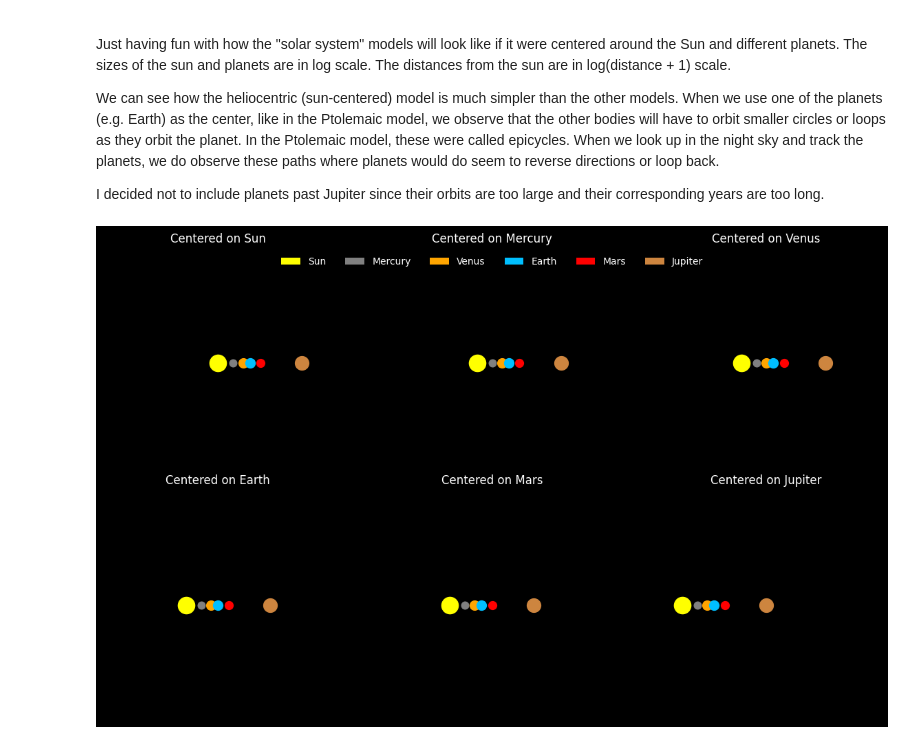
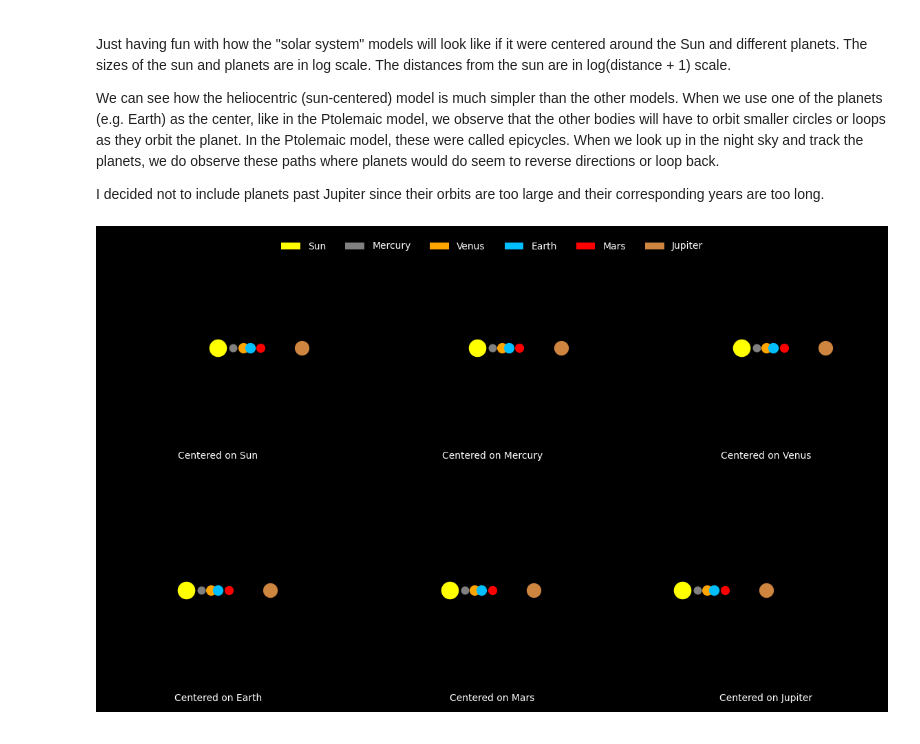
Before and after one commit to PrinceJavier/princejavier.github.io, a Jupyter notebook: simulations/geocentric_heliocentric.ipynb, the cells around one changed output. Drawn from its saved outputs; the diff is of its cells as text; code cells hidden in the pictures.

```diff
--- a/simulations/geocentric_heliocentric.ipynb
+++ b/simulations/geocentric_heliocentric.ipynb
@@ -109,7 +109,8 @@ max_trail_length = 30  # maximum trail length
 # For each panel (centered on a given anchor), create a scatter for every body.
 for i, anchor in enumerate(anchors):
     ax = axs[i]
-    ax.set_title(f"Centered on {anchor}", color="white")
+    ax.text(0.5, 0.01, f"Centered on {anchor}", transform=ax.transAxes,
+            ha='center', va='bottom', color="white")
     scatter_dict[anchor] = {}
     trail_dict[anchor] = {}
     trails[anchor] = {}
@@ -136,34 +137,34 @@ def update(frame):
         for body, data in bodies.items():
             pos = get_coord(data["distance"], data["period"], t, anchor_coord=anchor_pos)
             scatter_dict[anchor][body].set_offsets([pos])
             # Update the trail history.
             trails[anchor][body].append(pos)
             if len(trails[anchor][body]) > max_trail_length:
                 trails[anchor][body].pop(0)
             trail_coords = np.array(trails[anchor][body])
             num_points = len(trail_coords)
             alphas = np.linspace(0.1, 1, num_points)
             base_rgba = mcolors.to_rgba(data["color"])
             colors_list = [(base_rgba[0], base_rgba[1], base_rgba[2], alpha) for alpha in alphas]
             trail_dict[anchor][body].set_offsets(trail_coords)
             trail_dict[anchor][body].set_facecolors(colors_list)
             artists.append(scatter_dict[anchor][body])
             artists.append(trail_dict[anchor][body])
     return artists
 
 # Create legend entries for all bodies.
 legend_elements = [mpatches.Patch(facecolor=bodies[name]["color"], label=name) for name in bodies]
 # Add a global legend at the very top, with several columns to span the width.
 legend = fig.legend(handles=legend_elements, loc="upper center", ncol=len(planets.keys())+1,
                     bbox_to_anchor=(0.5, 0.99), frameon=False)
 # Set the legend text color to white.
 for text in legend.get_texts():
     text.set_color("white")
 
 # Animate the simulation (e.g., 2 Earth years stepping by 7 days).
 anim = FuncAnimation(fig, update, frames=np.arange(0, 365*10, 7), blit=True)
 # %% [output]
-[figure, old version]
+[figure, new version]
 # %%
 from matplotlib.animation import PillowWriter
 writer = PillowWriter(fps=30)
```
Also changed, not shown: 1 other file.
